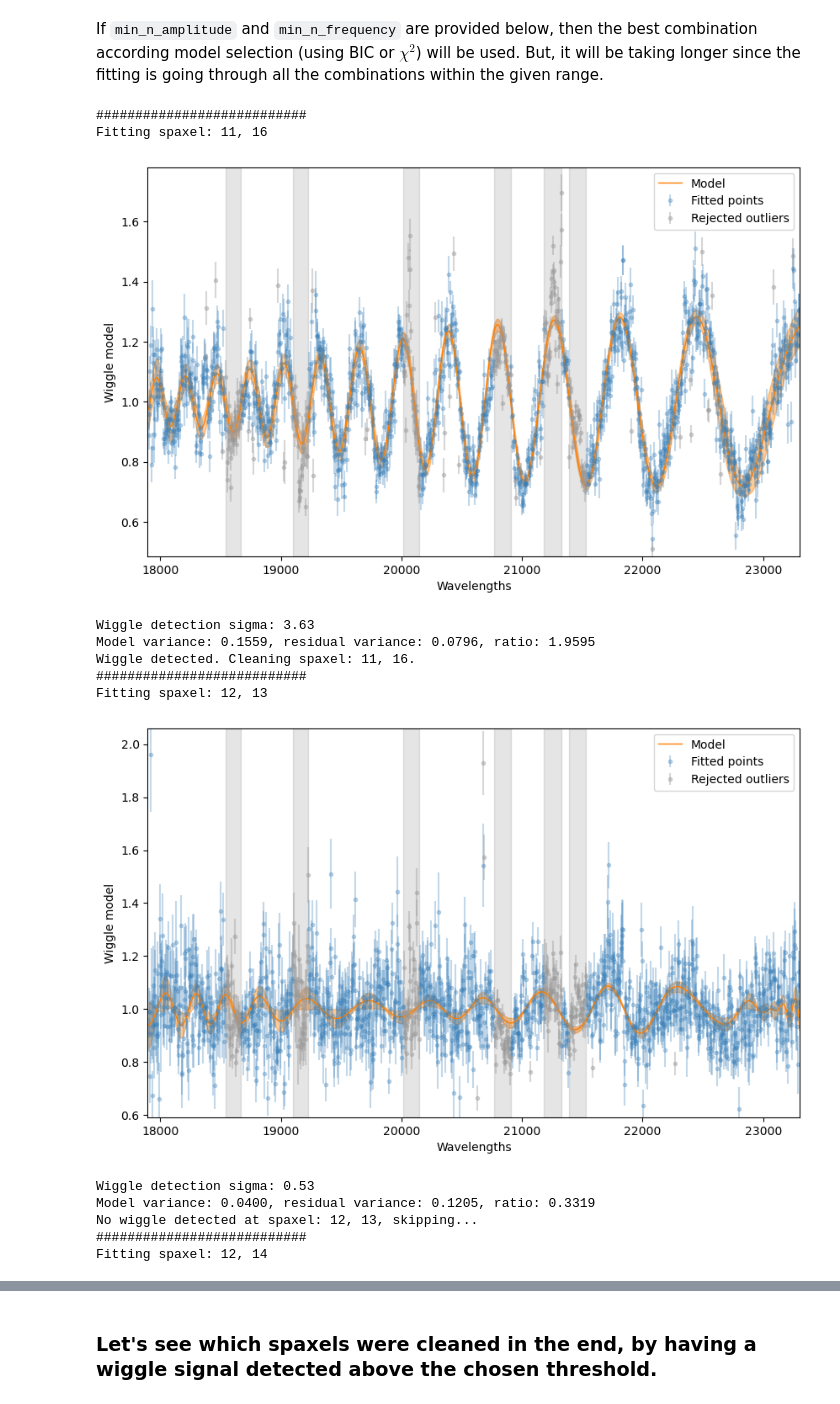
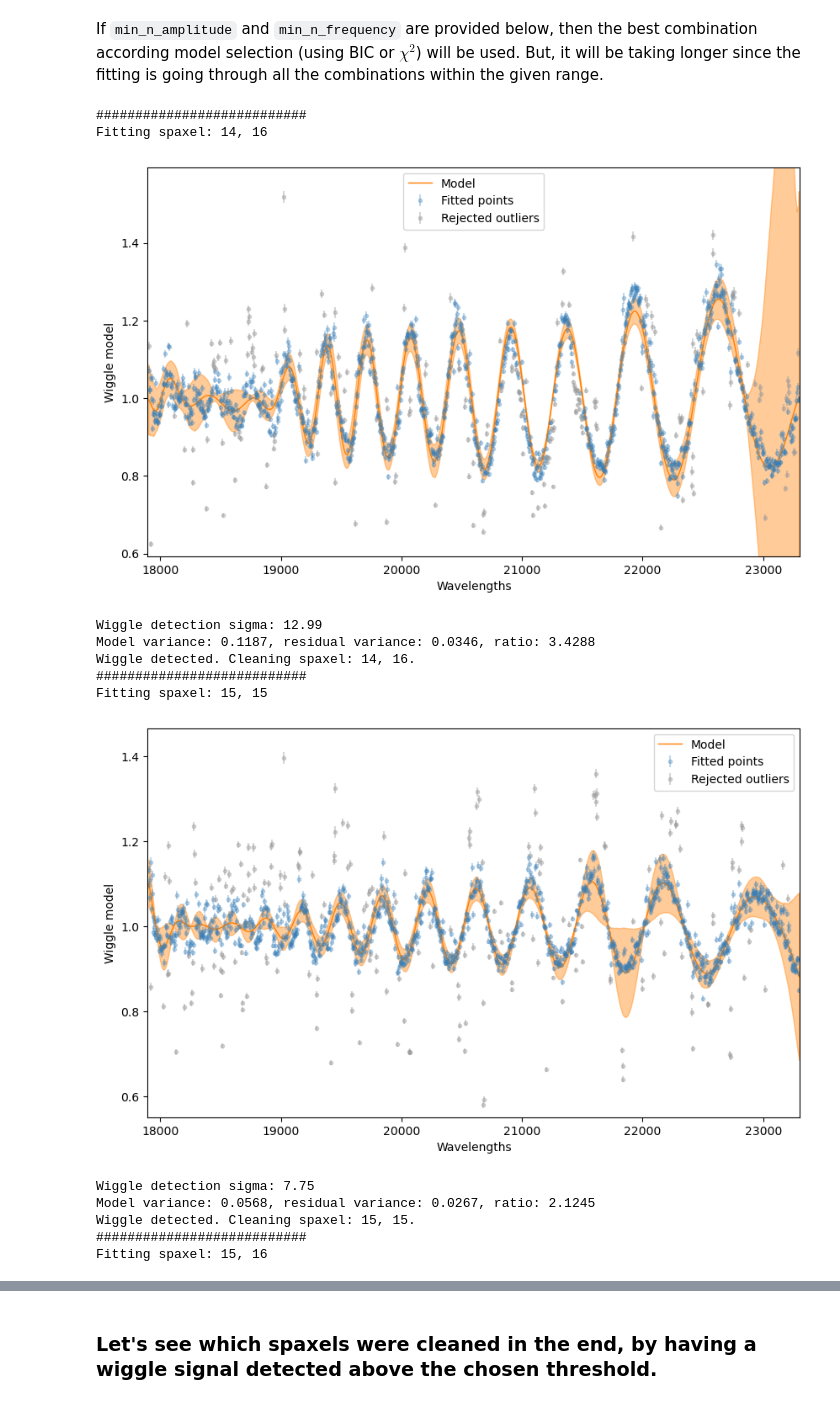
Before and after one commit to ajshajib/raccoon, a Jupyter notebook: example/example_notebook.ipynb, the cells around one changed output, grey strips where cells are left out. Drawn from its saved outputs; the diff is of its cells as text; code cells hidden in the pictures.

```diff
--- a/example/example_notebook.ipynb
+++ b/example/example_notebook.ipynb
@@ -79,7 +75,7 @@ wcleaner = WiggleCleaner(
     wavelengths,
     data_cube,
     noise_cube,
-    gaps=gaps,
+    # gaps=gaps,
     continuum_diff_polynomial_order=2,
     symmetric_sharpening=True,  # Set to False if you want to disable symmetric sharpening
     asymmetric_sharpening=True,  # Set to False if you want to disable asymmetric sharpening
@@ -213,14 +209,14 @@ Here, $\sin(\phi(x))^2$ term creates the asymmetric sharpness, and the $\sin(3\p
 ## Using BIC to select the best combination of polynomial orders
 # %%
 wcleaner.fit_wiggle_data_with_model_selection(
-    quasar_x,
-    quasar_y,
+    15,  # quasar_x,
+    15,  # quasar_y,
     aperture_radius=aperture_radius,
     annulus_outer_radius=aperture_radius + 1,
     annulus_inner_radius=aperture_radius - 1,
     plot=True,
-    n_amplitude=8,
-    n_frequency=8,
+    n_amplitude=15,
+    n_frequency=15,
     min_n_amplitude=5,
     min_n_frequency=2,
     selection_criteria="bic",
@@ -273,7 +269,7 @@ mask = np.zeros_like(data_cube[0], dtype=bool)
 center_x = quasar_x
 center_y = quasar_y
 
-radius = 3  # pixels
+radius = 2  # pixels
 
 for i in range(center_x - 2 * radius, center_x + 2 * radius):
     for j in range(center_y - 2 * radius, center_y + 2 * radius):
@@ -289,44 +285,44 @@ plt.show()
 If `min_n_amplitude` and `min_n_frequency` are provided below, then the best combination according model selection (using BIC or $\chi^2$) will be used. But, it will be taking longer since the fitting is going through all the combinations within the given range.
 # %%
 cleaned_cube, cleaned_noise_cube, cleaned_map = wcleaner.clean_cube(
-    wiggle_detection_sigma_threshold=3.0,
-    wiggle_detection_variance_ratio_threshold=0.5,
-    n_amplitude=3,
+    wiggle_detection_sigma_threshold=5.0,
+    wiggle_detection_variance_ratio_threshold=0.2,
+    n_amplitude=10,
     n_frequency=7,
     fit_full_model=True,
     min_n_amplitude=None,
     min_n_frequency=None,
     cleaning_mask=mask,
     init_peak_detection_proximity_threshold=200,
     aperture_radius=aperture_radius,
     annulus_outer_radius=annulus_outer_radius,
     annulus_inner_radius=annulus_inner_radius,
     plot=True,
     verbose=True,
     extract_uncertainty=True,
     include_scatter=False,
     outlier_rejection_method="fdr",
     use_huber_loss=False,
-    fdr_alpha=0.05,
+    fdr_alpha=0.01,
     fdr_outlier_max_fraction=0.15,
     sigma_clip_sigma=3,
     sigma_clip_max_iterations=20,
     num_samples_uncertainty_region=1000,
 )
 
 plt.show()
 # %% [output]
 ###########################
-Fitting spaxel: 11, 16
+Fitting spaxel: 14, 16
-[figure, old version]
+[figure, new version]
-Wiggle detection sigma: 3.63
-Model variance: 0.1559, residual variance: 0.0796, ratio: 1.9595
-Wiggle detected. Cleaning spaxel: 11, 16.
+Wiggle detection sigma: 12.99
+Model variance: 0.1187, residual variance: 0.0346, ratio: 3.4288
+Wiggle detected. Cleaning spaxel: 14, 16.
 ###########################
-Fitting spaxel: 12, 13
+Fitting spaxel: 15, 15
-[figure, old version]
+[figure, new version]
-Wiggle detection sigma: 0.53
-Model variance: 0.0400, residual variance: 0.1205, ratio: 0.3319
-No wiggle detected at spaxel: 12, 13, skipping...
+Wiggle detection sigma: 7.75
+Model variance: 0.0568, residual variance: 0.0267, ratio: 2.1245
+Wiggle detected. Cleaning spaxel: 15, 15.
 ###########################
-Fitting spaxel: 12, 14
+Fitting spaxel: 15, 16
```
Also changed, not shown: parts of 8 cells of this notebook.
